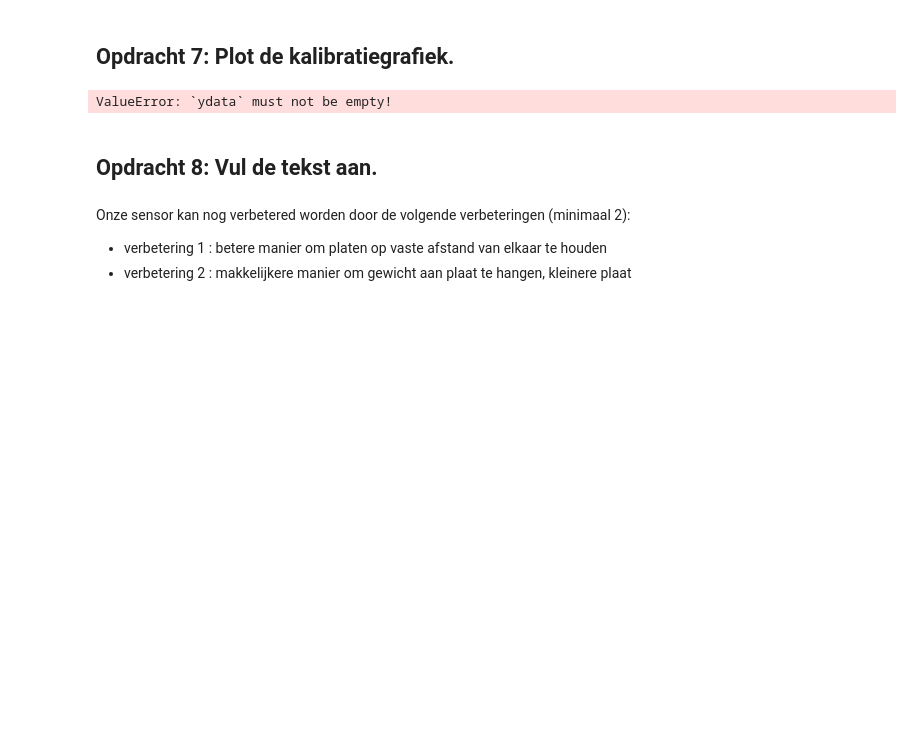
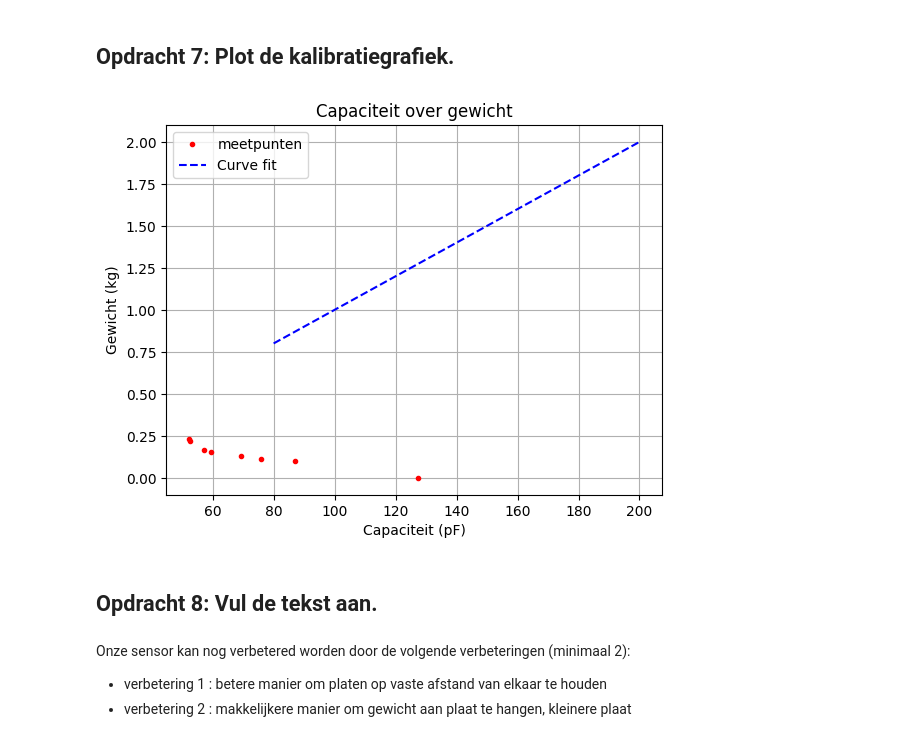
Before and after one commit to Rune-TuDelft/opdrachten-DEF-D, a Jupyter notebook: FysiekeOntwerpopdrachten/2OntwerpEenSensorCondensator/DEFOntwerpopdracht2OntwerpEenSensorInvulTemplate.ipynb, the cells around one changed output. Cells and saved outputs as stored; diff of their text form; code cells hidden in the pictures; blank space fills up the shorter version.

```diff
--- a/FysiekeOntwerpopdrachten/2OntwerpEenSensorCondensator/DEFOntwerpopdracht2OntwerpEenSensorInvulTemplate.ipynb
+++ b/FysiekeOntwerpopdrachten/2OntwerpEenSensorCondensator/DEFOntwerpopdracht2OntwerpEenSensorInvulTemplate.ipynb
@@ -197,37 +197,40 @@ Hierboven is de tweede meting te zien. Omdat er een gewicht aan hangt, is de per
 # %%
 # Plot hier je gemeten kalibratiegrafiek en plot in dezelfde figuur ook je verwachte ontwerpgrafiek.
 
 import numpy as np
 import matplotlib.pyplot as plt
 from scipy.optimize import curve_fit
 
-gewicht_metingen = np.array([])
-capaciteit_metingen = np.array ([])
+gewicht_metingen = np.array([0,103,113.6,128.1,154,165,219.7,233.3])*1e-3
+capaciteit_metingen = np.array([127.2,87.1,75.8,69.2,59.5,57.1,52.6,52.1])
 
 c_veer = c # veerconstante
 
-# functie voor metingen curve fitten
-def fit_func(cap, a, b):
-    gewicht = cap * a + b
-    return gewicht
+# functie voor fit
+def epsilon_r_fit(C_plaat, A, d):
+    epislon_r = C_plaat * d / epsilon0 * A
+    return epislon_r
 
-popt_fit, pcov_fit = curve_fit (fit_func, capaciteit_metingen, gewicht_metingen)
-a, b = popt_fit
+popt_fit, pcov_fit = curve_fit (epsilon_r_fit, capaciteit_metingen, gewicht_metingen)
+epsilon_r = popt_fit
+
+A = 0.01
+d=0.001
 
 cap_fit = np.linspace (80, 200, 1000)  # capaciteit array in pF
-gewicht_fit = fit_func (cap_fit, a, b)
+er_fit = fit_func (cap_fit, A,d)
 
 plt.figure()
-plt.title ( 'Capaciteit over gewict')
+plt.title ( 'Capaciteit over gewicht')
 plt.plot (capaciteit_metingen, gewicht_metingen, 'r.', label = 'meetpunten')
-plt.plot(cap_fit, gewicht_fit, 'o-', label = 'Curve fit')
-plt.xlabel('Gewicht (kg)')
-plt.ylabel ('Capaciteit (pF)')
+plt.plot(cap_fit, er_fit, 'b--', label = 'Curve fit')
+plt.xlabel('Capaciteit (pF)')
+plt.ylabel ('Gewicht (kg)')
 plt.legend()
 plt.grid()
 plt.show()
 # %% [output]
-ValueError: `ydata` must not be empty!
+[figure, added]
 # %% [markdown]
 ## Opdracht 8: Vul de tekst aan.
 # %% [markdown]
```
Also changed, not shown: parts of 3 cells of this notebook.
